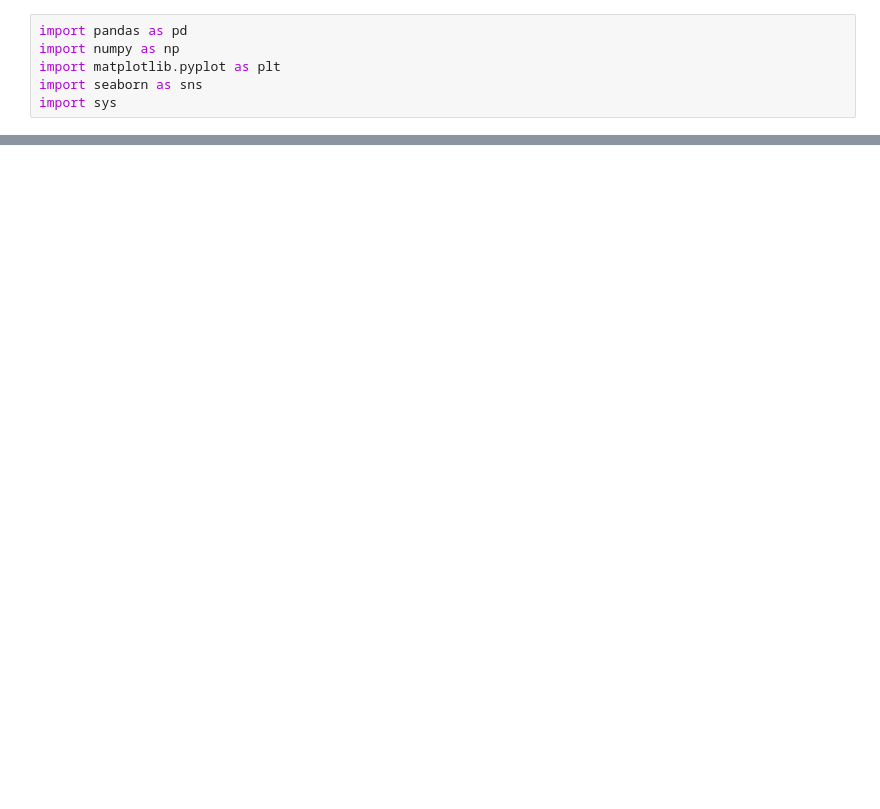
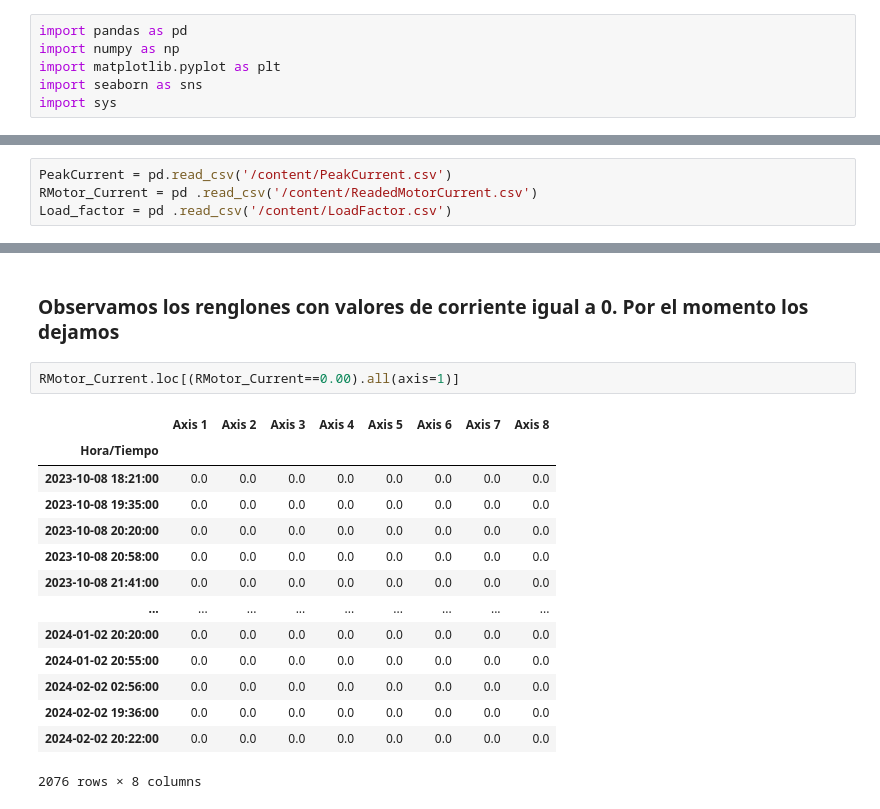
Before and after one commit to PosgradoMNA/proyecto_integrador_equipo22, a Jupyter notebook: Avance2_22Equipo.ipynb, the cells around one changed output, grey strips where cells are left out. Saved outputs shown, nothing was run; the diff lists cells and outputs as text; blank space fills up the shorter version.

```diff
--- a/Avance2_22Equipo.ipynb
+++ b/Avance2_22Equipo.ipynb
@@ -101,0 +131,4 @@ print(Load_factor.head)
+# %%
+PeakCurrent = pd.read_csv('/content/PeakCurrent.csv')
+RMotor_Current = pd .read_csv('/content/ReadedMotorCurrent.csv')
+Load_factor = pd .read_csv('/content/LoadFactor.csv')
@@ -101,0 +297,19 @@ print(Load_factor.head)
+# %% [markdown]
+### Observamos los renglones con valores de corriente igual a 0. Por el momento los dejamos
+# %%
+RMotor_Current.loc[(RMotor_Current==0.00).all(axis=1)]
+# %% [output]
+|  | Axis 1 | Axis 2 | Axis 3 | Axis 4 | Axis 5 | Axis 6 | Axis 7 | Axis 8 |
+| Hora/Tiempo |  |  |  |  |  |  |  |  |
+| 2023-10-08 18:21:00 | 0.0 | 0.0 | 0.0 | 0.0 | 0.0 | 0.0 | 0.0 | 0.0 |
+| 2023-10-08 19:35:00 | 0.0 | 0.0 | 0.0 | 0.0 | 0.0 | 0.0 | 0.0 | 0.0 |
+| 2023-10-08 20:20:00 | 0.0 | 0.0 | 0.0 | 0.0 | 0.0 | 0.0 | 0.0 | 0.0 |
+| 2023-10-08 20:58:00 | 0.0 | 0.0 | 0.0 | 0.0 | 0.0 | 0.0 | 0.0 | 0.0 |
+| 2023-10-08 21:41:00 | 0.0 | 0.0 | 0.0 | 0.0 | 0.0 | 0.0 | 0.0 | 0.0 |
+| ... | ... | ... | ... | ... | ... | ... | ... | ... |
+| 2024-01-02 20:20:00 | 0.0 | 0.0 | 0.0 | 0.0 | 0.0 | 0.0 | 0.0 | 0.0 |
+| 2024-01-02 20:55:00 | 0.0 | 0.0 | 0.0 | 0.0 | 0.0 | 0.0 | 0.0 | 0.0 |
+| 2024-02-02 02:56:00 | 0.0 | 0.0 | 0.0 | 0.0 | 0.0 | 0.0 | 0.0 | 0.0 |
+| 2024-02-02 19:36:00 | 0.0 | 0.0 | 0.0 | 0.0 | 0.0 | 0.0 | 0.0 | 0.0 |
+| 2024-02-02 20:22:00 | 0.0 | 0.0 | 0.0 | 0.0 | 0.0 | 0.0 | 0.0 | 0.0 |
+2076 rows × 8 columns
```
Also changed, not shown: parts of 100 cells of this notebook.
